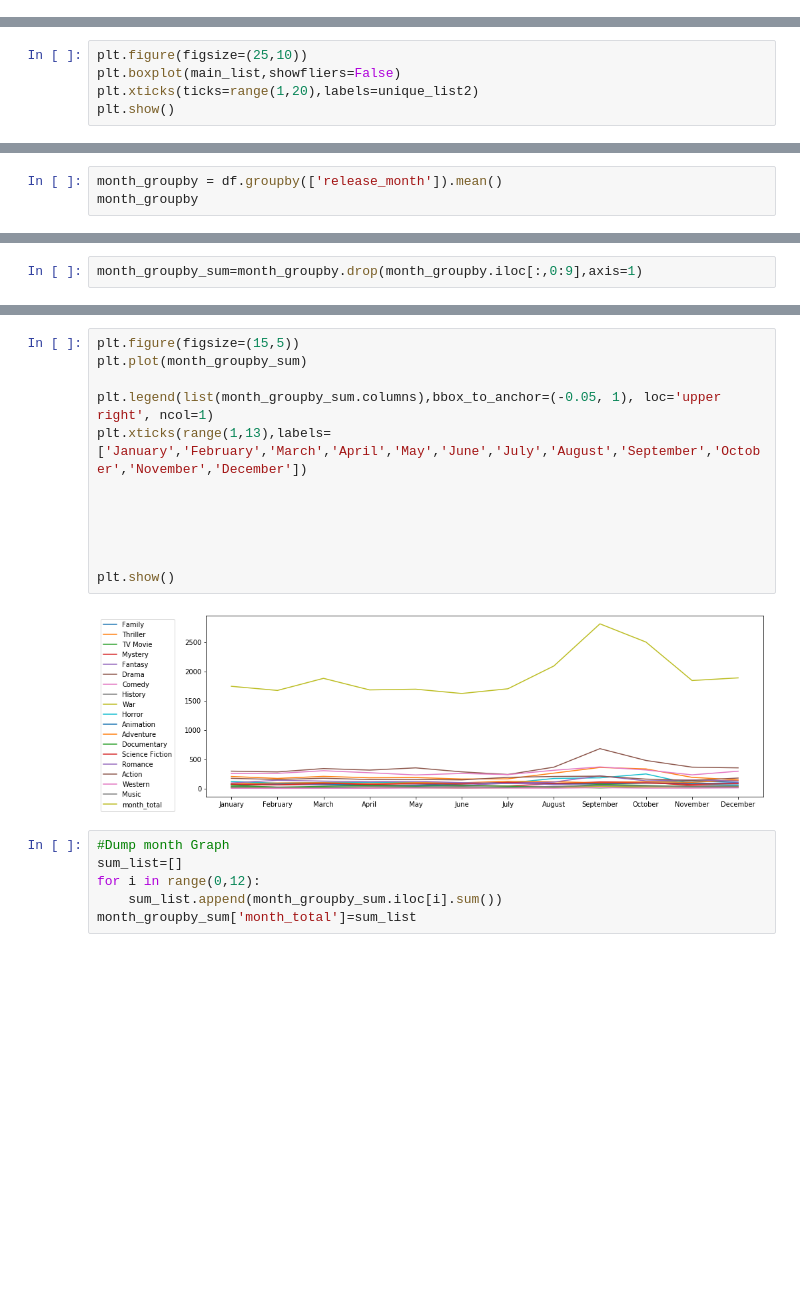
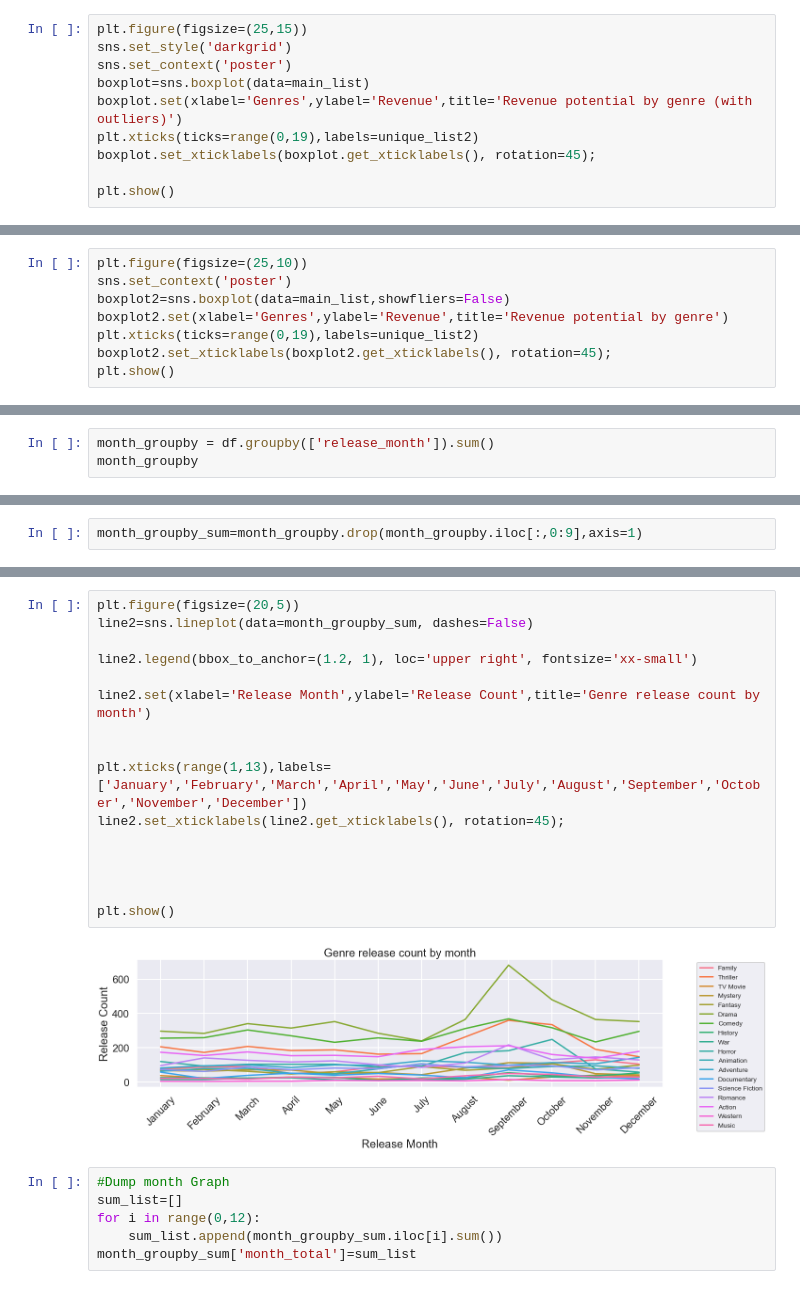
Before and after one commit to carlosiruiz/movie_market_analysis, a Jupyter notebook: TMDB Data by Popularity.ipynb, the cells around one changed output, grey strips where cells are left out. Drawn from its saved outputs; the diff is of its cells as text; blank space fills up the shorter version.

```diff
--- a/TMDB Data by Popularity.ipynb
+++ b/TMDB Data by Popularity.ipynb
@@ -629,0 +613,10 @@ plt.show()
+# %%
+plt.figure(figsize=(25,15))
+sns.set_style('darkgrid')
+sns.set_context('poster')
+boxplot=sns.boxplot(data=main_list)
+boxplot.set(xlabel='Genres',ylabel='Revenue',title='Revenue potential by genre (with outliers)')
+plt.xticks(ticks=range(0,19),labels=unique_list2)
+boxplot.set_xticklabels(boxplot.get_xticklabels(), rotation=45);
+
+plt.show()
@@ -659,7 +654,10 @@ unique_list2
  'Music']
 # %%
 plt.figure(figsize=(25,10))
-plt.boxplot(main_list,showfliers=False)
-plt.xticks(ticks=range(1,20),labels=unique_list2)
+sns.set_context('poster')
+boxplot2=sns.boxplot(data=main_list,showfliers=False)
+boxplot2.set(xlabel='Genres',ylabel='Revenue',title='Revenue potential by genre')
+plt.xticks(ticks=range(0,19),labels=unique_list2)
+boxplot2.set_xticklabels(boxplot2.get_xticklabels(), rotation=45);
 plt.show()
 # %% [output]
@@ -726,7 +743,7 @@ range(0, 20)
 # %% [markdown]
 ### Genre release by month
 # %%
-month_groupby = df.groupby(['release_month']).mean()
+month_groupby = df.groupby(['release_month']).sum()
 month_groupby
 # %% [output]
 |  | popularity | vote_count | id | vote_average | budget | runtime | revenue | release_year | Crime | ... |
@@ -764,19 +781,23 @@ month_groupby_sum
 | 11 | 130 | 191 | 40 | 49 | 75 | 365 | 234 | 36 | 24 | 77 | ... |
 | 12 | 105 | 148 | 35 | 42 | 99 | 353 | 296 | 53 | 28 | 58 | ... |
 # %%
-plt.figure(figsize=(15,5))
-plt.plot(month_groupby_sum)
+plt.figure(figsize=(20,5))
+line2=sns.lineplot(data=month_groupby_sum, dashes=False)
 
-plt.legend(list(month_groupby_sum.columns),bbox_to_anchor=(-0.05, 1), loc='upper right', ncol=1)
+line2.legend(bbox_to_anchor=(1.2, 1), loc='upper right', fontsize='xx-small')
+
+line2.set(xlabel='Release Month',ylabel='Release Count',title='Genre release count by month')
+
+
 plt.xticks(range(1,13),labels=['January','February','March','April','May','June','July','August','September','October','November','December'])
-
+line2.set_xticklabels(line2.get_xticklabels(), rotation=45);
 
 
 
 
 plt.show()
 # %% [output]
-[figure, old version]
+[figure, new version]
 # %%
 #Dump month Graph
 sum_list=[]
```
Also changed, not shown: parts of 18 cells of this notebook, 1 other file.
